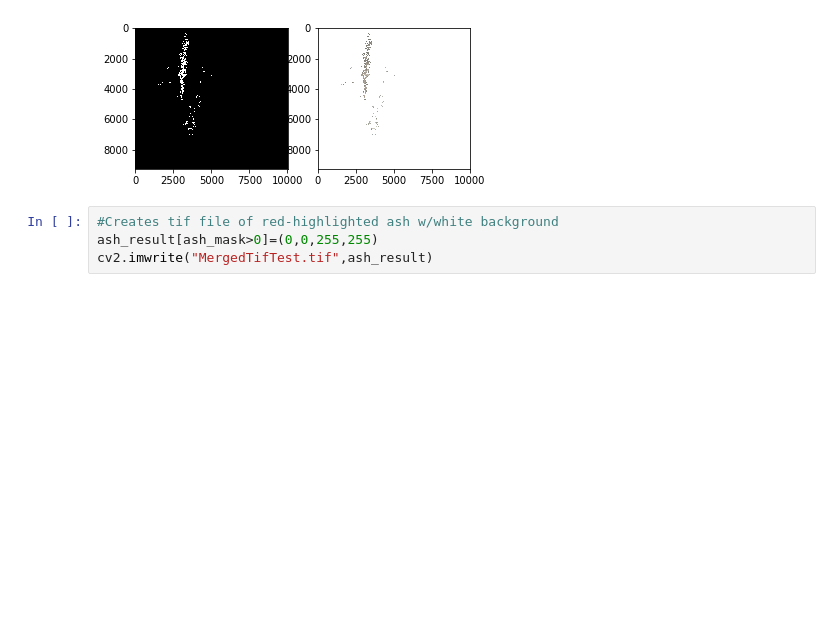
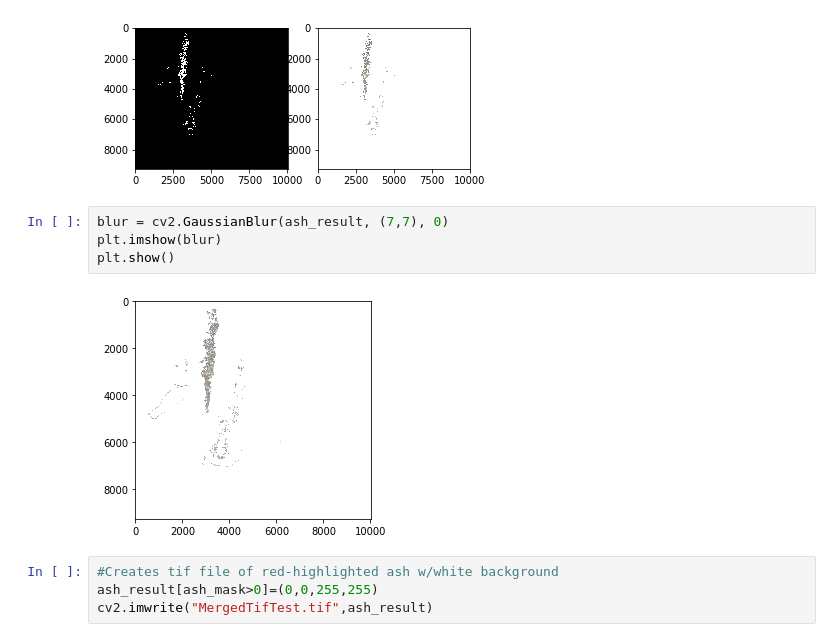
Before and after one commit to joshtokunaga/Ash-Segmentation, a Jupyter notebook: Ash_api_merge_test.ipynb, the cells around one changed output. Saved outputs shown, nothing was run; the diff lists cells and outputs as text; blank space fills up the shorter version.

```diff
--- a/Ash_api_merge_test.ipynb
+++ b/Ash_api_merge_test.ipynb
@@ -262,6 +262,12 @@ plt.show
 # %% [output]
 <function matplotlib.pyplot.show(*args, **kw)>
 [figure]
+# %%
+blur = cv2.GaussianBlur(ash_result, (7,7), 0)
+plt.imshow(blur)
+plt.show()
+# %% [output]
+[figure, added]
 # %%
 #Creates tif file of red-highlighted ash w/white background
 ash_result[ash_mask>0]=(0,0,255,255)
```
